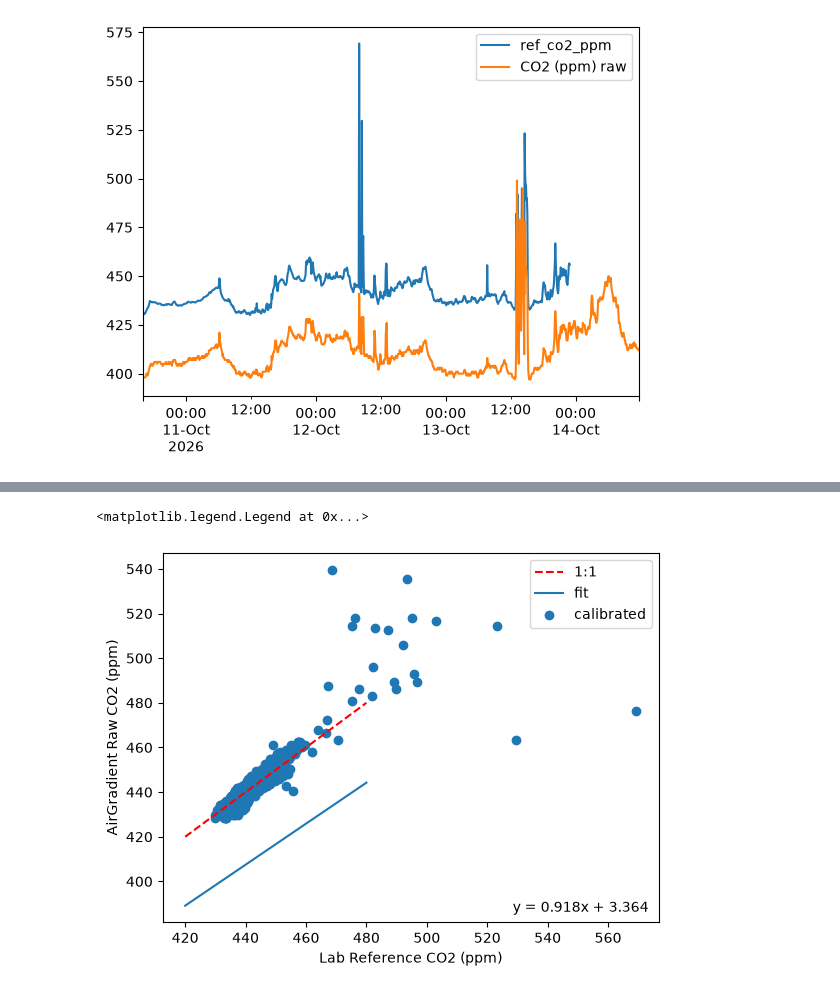
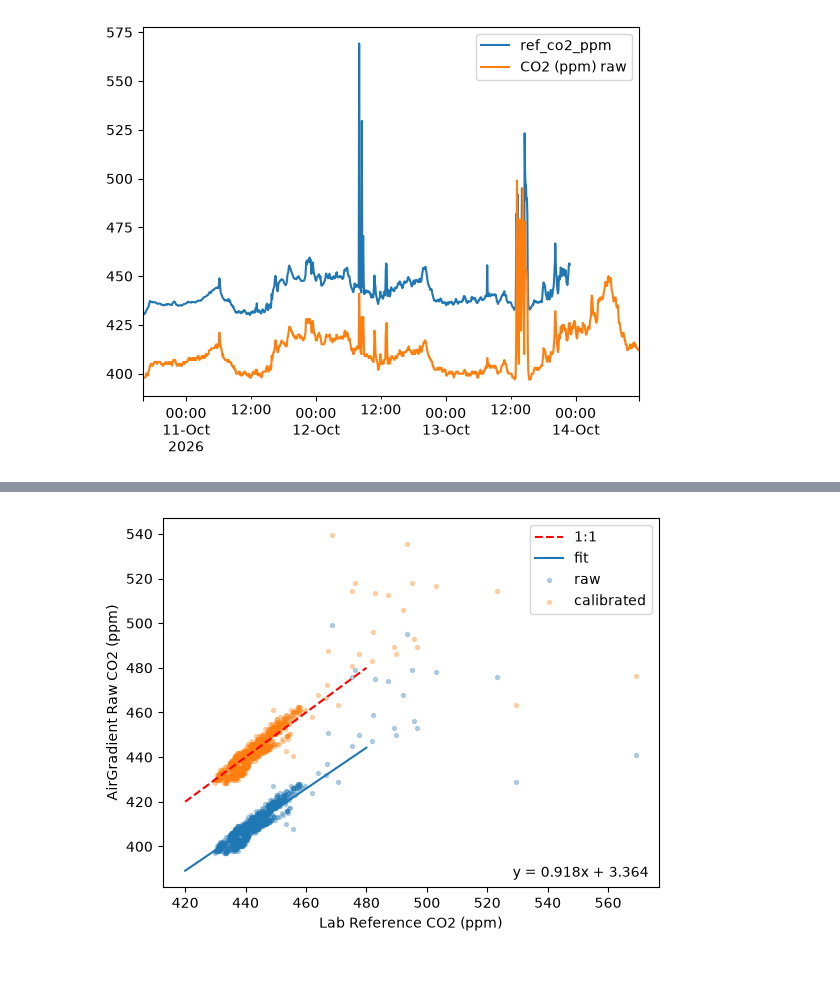
Before and after one commit to lindaccyy-stack/EDAAi, a Jupyter notebook: live_calibration.ipynb, the cells around one changed output, grey strips where cells are left out. Drawn from its saved outputs; the diff is of its cells as text; code cells hidden in the pictures.

Commit message:
update plot

```diff
--- a/live_calibration.ipynb
+++ b/live_calibration.ipynb
@@ -56,26 +50,25 @@ plt.scatter(combined['ref_co2_ppm'], combined['CO2 (ppm) raw'], label='raw', s=5
 # %%
-
 # draw 1:1 line for reference
 plt.plot([420,480], [420, 480], 'r--', label='1:1')
 
 # drop na values
 combined = combined.dropna()
 
 # fit a linear regression to the data (note `cov` gives the covariance matrix of the fit parameters, which can be used to estimate uncertainties)
 p, cov = np.polyfit(combined['ref_co2_ppm'], combined['CO2 (ppm) raw'], 1, cov=True)
 
 # plot the fit line
 nx = np.linspace(420, 480, 100)
 plt.plot(nx, np.polyval(p,nx), label='fit')
-
+plt.scatter(combined['ref_co2_ppm'], combined['CO2 (ppm) raw'], label='raw', s=8, alpha=0.3)
 # plot the corrected data (i.e. the sensor data after applying the linear regression correction)
-plt.scatter(combined['ref_co2_ppm'], (combined['CO2 (ppm) raw'] - p[1]) / p[0], label='calibrated')
+plt.scatter(combined['ref_co2_ppm'], (combined['CO2 (ppm) raw'] - p[1]) / p[0], label='calibrated', s=8, alpha=0.3)
 
 plt.text(0.98, 0.02, f"y = {p[0]:.3f}x + {p[1]:.3f}", transform=plt.gca().transAxes, ha='right', va='bottom')
 
 plt.xlabel('Lab Reference CO2 (ppm)')
 plt.ylabel('AirGradient Raw CO2 (ppm)')
 plt.legend()
+plt.show()
 # %% [output]
-<matplotlib.legend.Legend at 0x...>
-[figure, old version]
+[figure, new version]
```
Also changed, not shown: parts of 1 cell of this notebook.
